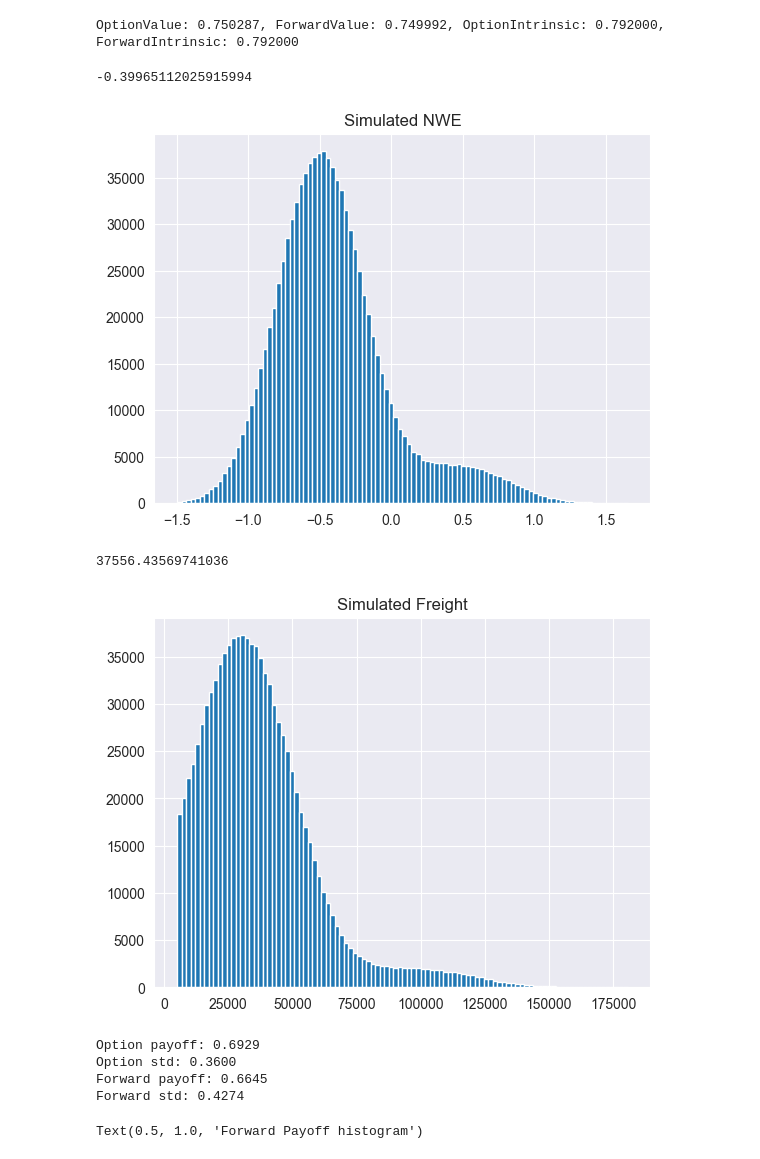
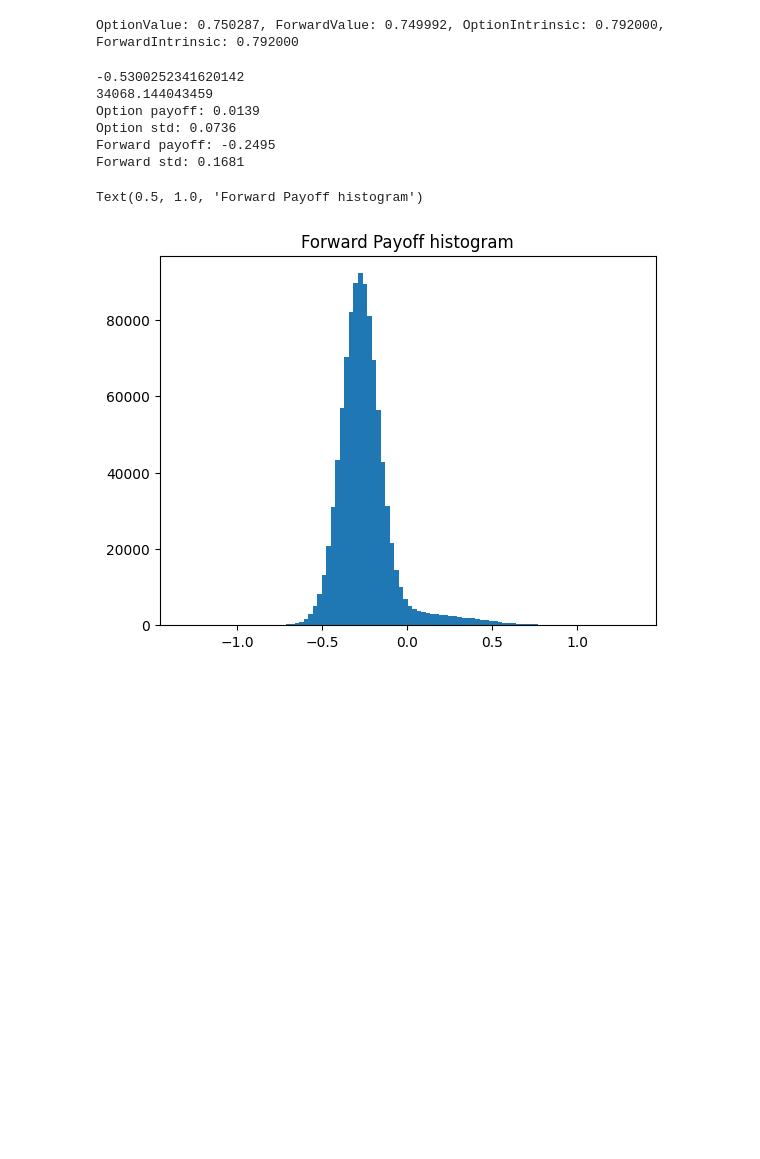
Before and after one commit to martibgn4/BGN_LNG, a Jupyter notebook: adhoc_scripts/cancelation_pricer.ipynb, the cells around one changed output. Drawn from its saved outputs; the diff is of its cells as text; code cells hidden in the pictures; blank space fills up the shorter version.

```diff
--- a/adhoc_scripts/cancelation_pricer.ipynb
+++ b/adhoc_scripts/cancelation_pricer.ipynb
@@ -202,53 +202,82 @@ option_value
 # %% [output]
 OptionValue: 0.750287, ForwardValue: 0.749992, OptionIntrinsic: 0.792000, ForwardIntrinsic: 0.792000
 # %%
+import numpy as np
+from scipy.stats import truncnorm
+
+def truncated_normal_sample(n, L, U, mu=0.0, sigma=1.0, random_state=None):
+    # Standardize bounds to N(0,1)
+    a = (L - mu) / sigma
+    b = (U - mu) / sigma
+    rng = np.random.default_rng(random_state)
+    return truncnorm.rvs(a=a, b=b, loc=mu, scale=sigma, size=n, random_state=rng)
+
+
+def jump_rv(n, p=0.10, mu=0.5, sigma=0.1, random_state=None):
+    """
+    Draw n samples from a Bernoulli-Normal mixture:
+      X = J * Z, J ~ Bernoulli(p), Z ~ Normal(mu, sigma^2)
+    """
+    rng = np.random.default_rng(random_state)
+    J = rng.random(n) < p                  # 0/1 mask for jumps
+    Z = rng.normal(loc=mu, scale=sigma, size=n)
+    return J.astype(float) * Z
+
 n = 1000000
-basic_nwe = truncated_normal_sample(n, -1.5, 0.5, -0.5, sigma=0.3)
-jump_nwe = jump_rv(n, p=0.1, mu=1.0, sigma=0.1)
+basic_nwe = truncated_normal_sample(n, -1.5, 0.5, -0.5, sigma=0.1)
+jump_nwe = jump_rv(n, p=0.1, mu=-0.3, sigma=0.3)
 
 x = basic_nwe + jump_nwe
 print(x.mean())
 # plt.hist(x, bins=100);
 # plt.title("Simulated NWE")
 # plt.show()
 
 
 basic_freight = truncated_normal_sample(n, 5000, 100000, 30000, sigma=20000)
-jump_freight = jump_rv(n, p=0.05, mu=70000, sigma=5000)
+# basic_freight = truncated_normal_sample(n, 50000, 60000, 55000, sigma=1000)
+jump_freight = 0* jump_rv(n, p=0.05, mu=70000, sigma=5000)
 
 freight = basic_freight + jump_freight
 print(freight.mean())
 # plt.hist(freight, bins=100);
 # plt.title("Simulated Freight")
 # plt.show()
 
 
 egypt_spread = 0.8
-financing_cost = 0.05 * 9  # The 9 should be the corresponding price of TTF at that month
+ttf_price = 13.0
+financing_cost = 0.05 * ttf_price  # The 9 should be the corresponding price of TTF at that month
 days_to_egypt = 7
-purchase_mmbtu = 3500000
-sold_mmbtu = 3400000
+europe_mmbtu = 3500000
+egypt_mmbtu = 3400000
 freight_usd = freight * days_to_egypt
+canal_costs_usd = 1700000
 
 
-forward_payoff = (-purchase_mmbtu * x + sold_mmbtu * egypt_spread - freight_usd - financing_cost * sold_mmbtu) / purchase_mmbtu
+forward_payoff = (ttf_price * (egypt_mmbtu - europe_mmbtu)
+                  - europe_mmbtu * x +
+                  egypt_mmbtu * egypt_spread
+                  - freight_usd
+                  - financing_cost * egypt_mmbtu
+                  - canal_costs_usd
+                   ) / europe_mmbtu
 
 option_payoff = np.maximum(forward_payoff, 0.0)
 
 print(f"Option payoff: {option_payoff.mean():.4f}")
 print(f"Option std: {option_payoff.std():.4f}")
 print(f"Forward payoff: {forward_payoff.mean():.4f}")
 print(f"Forward std: {forward_payoff.std():.4f}")
 
 plt.hist(forward_payoff, bins=100);
 plt.title("Forward Payoff histogram")
 # %% [output]
--0.39965112025915994
+-0.5300252341620142
+34068.144043459
+Option payoff: 0.0139
+Option std: 0.0736
+Forward payoff: -0.2495
+Forward std: 0.1681
+Text(0.5, 1.0, 'Forward Payoff histogram')
-[figure, old version]
+[figure, new version]
-37556.43569741036
-[figure, removed]
-Option payoff: 0.6929
-Option std: 0.3600
-Forward payoff: 0.6645
-Forward std: 0.4274
-Text(0.5, 1.0, 'Forward Payoff histogram')
```
Also changed, not shown: parts of 3 cells of this notebook, 44 other files.
